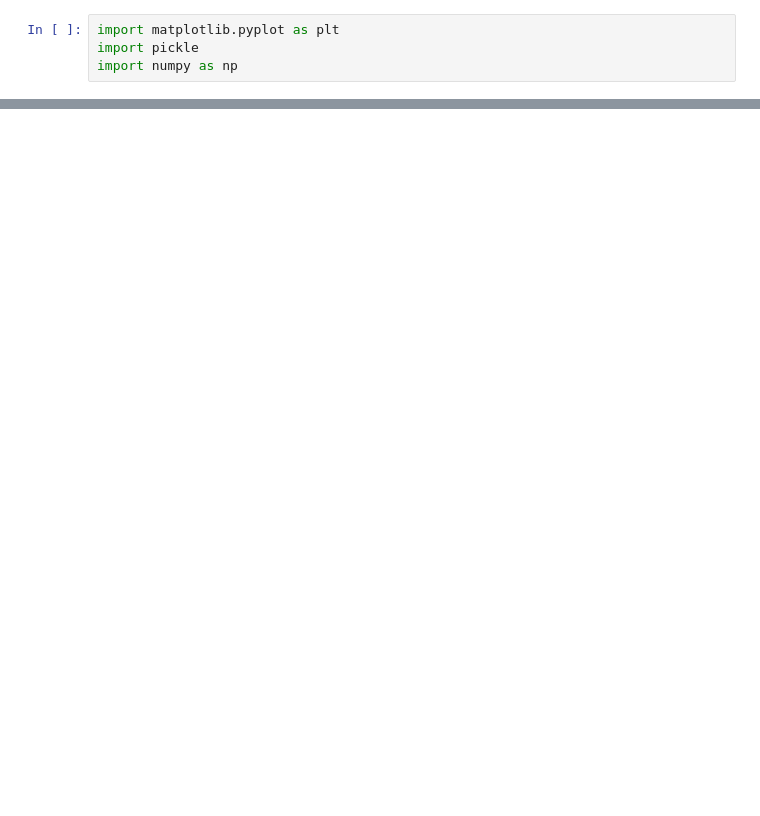
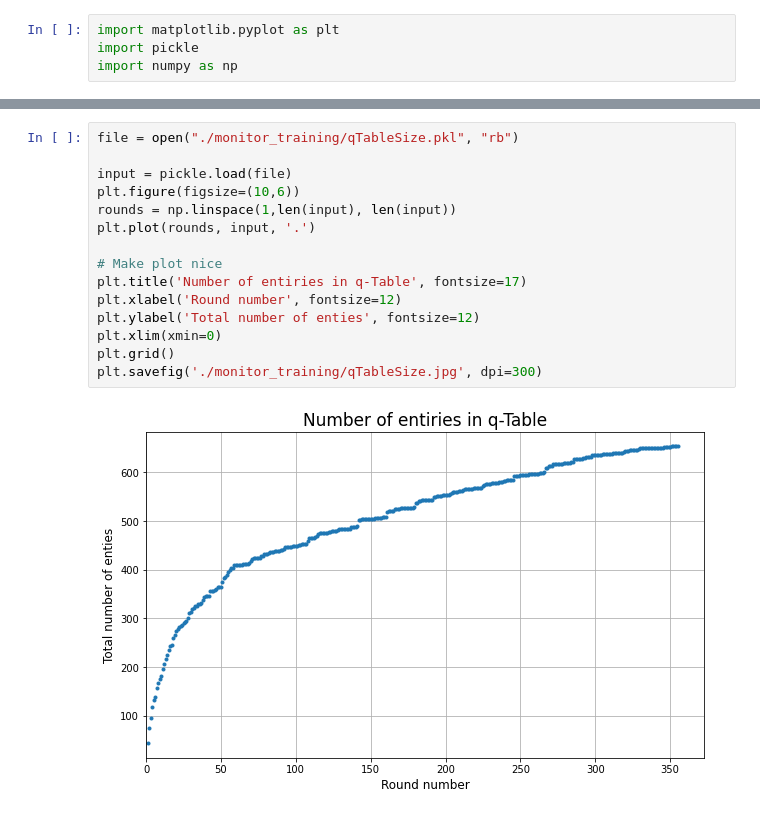
Before and after one commit to MrWhatZitToYaa/MLE, a Jupyter notebook: agent_code/custom_coin_collector/plots.ipynb, the cells around one changed output, grey strips where cells are left out. Drawn from its saved outputs; the diff is of its cells as text; blank space fills up the shorter version.

```diff
--- a/agent_code/custom_coin_collector/plots.ipynb
+++ b/agent_code/custom_coin_collector/plots.ipynb
@@ -5 +53,18 @@ import numpy as np
+# %%
+file = open("./monitor_training/qTableSize.pkl", "rb")
+
+input = pickle.load(file)
+plt.figure(figsize=(10,6))
+rounds = np.linspace(1,len(input), len(input))
+plt.plot(rounds, input, '.')
+
+# Make plot nice
+plt.title('Number of entiries in q-Table', fontsize=17)
+plt.xlabel('Round number', fontsize=12)
+plt.ylabel('Total number of enties', fontsize=12)
+plt.xlim(xmin=0)
+plt.grid()
+plt.savefig('./monitor_training/qTableSize.jpg', dpi=300)
+# %% [output]
+[figure, added]
 # %%
```
Also changed, not shown: parts of 4 cells of this notebook, 10 other files.
